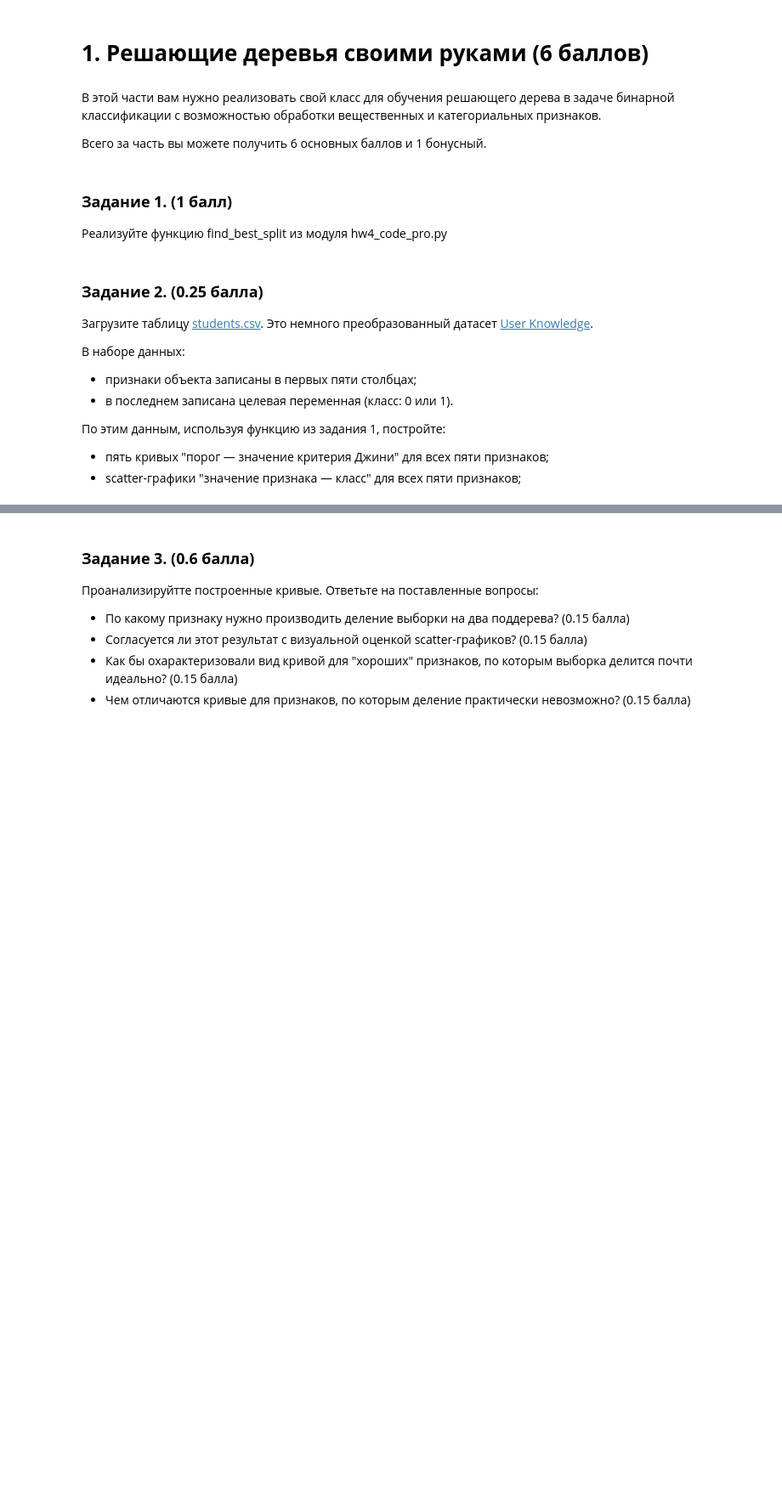
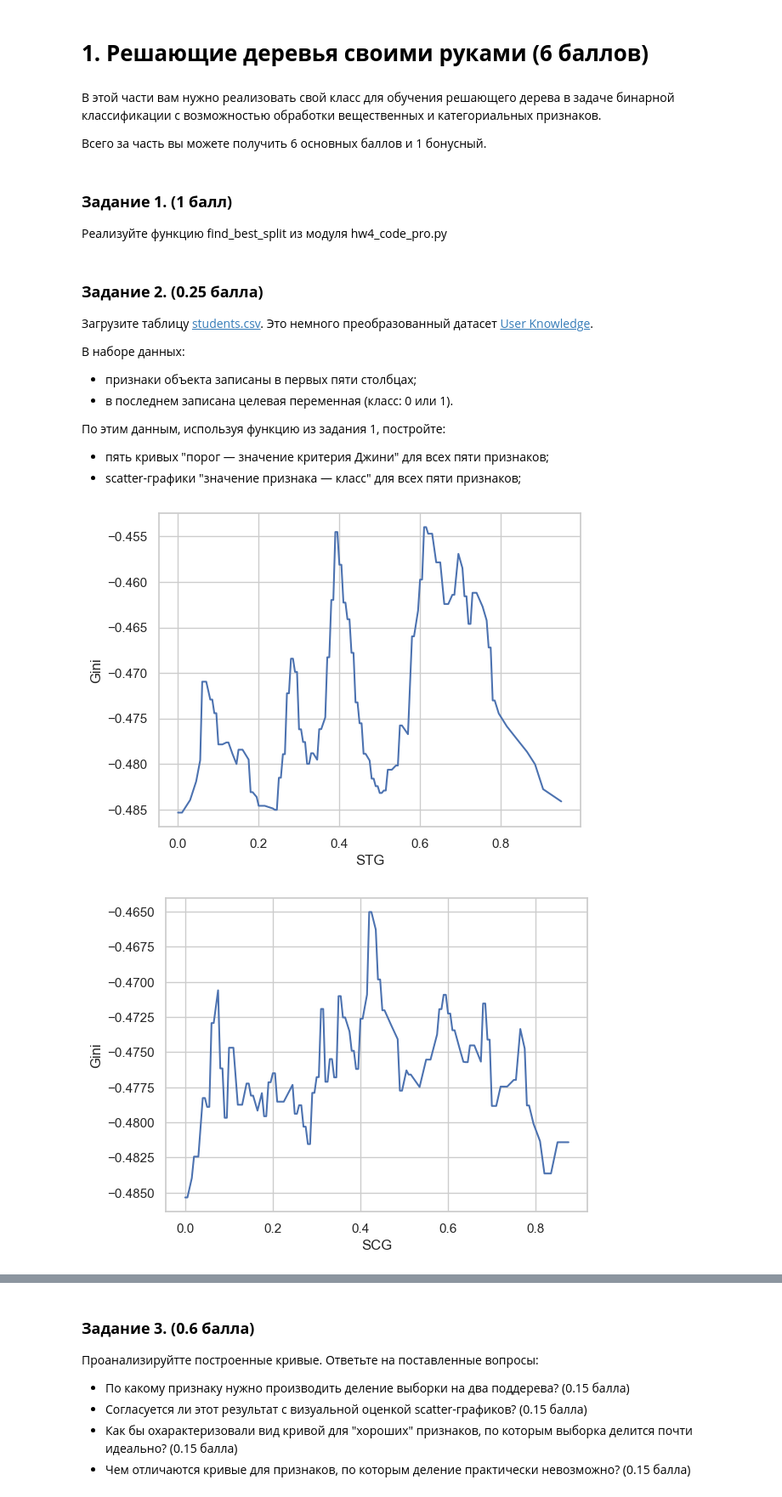
Before and after one commit to Keloper/HSE_ml, a Jupyter notebook: 04/AI_HW4_woodenML_pro_2026.ipynb, the cells around one changed output, grey strips where cells are left out. Shown at 85% size. Drawn from its saved outputs; the diff is of its cells as text; code cells hidden in the pictures; blank space fills up the shorter version.

```diff
--- a/04/AI_HW4_woodenML_pro_2026.ipynb
+++ b/04/AI_HW4_woodenML_pro_2026.ipynb
@@ -145,6 +127,7 @@ def find_best_split(feature_vector, target_vector):
     """
 
     dict_results = {}   # Храним результаты
+     # Храним отдельно значения ginis
 
 
     #Функция для расчета критерия gini
@@ -156,7 +139,6 @@ def find_best_split(feature_vector, target_vector):
         size_full = size_left + size_right
 
         if size_left == 0 or size_right == 0:
-            print('Пустое поддерево')
             return np.inf
 
         #Расчет H(left_split) для левого поддерева
@@ -178,15 +160,15 @@ def find_best_split(feature_vector, target_vector):
         H_right = 1 - p1**2 - p0**2
 
 
-        return - size_left/size_full*H_left - size_right/size_full*H_right
+        return - size_left/size_full * H_left - size_right/size_full * H_right
 
 
     #Расчет трешхолдов
     feature_vector_sort = sorted(feature_vector)
     thresholds = np.lib.stride_tricks.sliding_window_view(feature_vector_sort, 2).mean(axis=1) # Через скользящее
+    ginis = []
 
 
-    dict_results = {}
     for thresh in thresholds:
         mask_left = feature_vector <= thresh
         mask_right = feature_vector > thresh
@@ -217,7 +199,7 @@ def find_best_split(feature_vector, target_vector):
 # %%
 def plot_line(ginis: np.array, threshholds: np.array, name: str):
     sns.lineplot(x=threshholds, y=ginis)
-    plt.label(name)
-
+    plt.xlabel(name)
+    plt.ylabel("Gini")
 
     return None
@@ -223,0 +234,10 @@ def plot_line(ginis: np.array, threshholds: np.array, name: str):
+# %%
+df = pd.read_csv('students.csv')
+# %%
+for feature in df.columns[:5]:
+    thresholds, ginis, threshold_best, gini_best = find_best_split(feature_vector=df[feature], target_vector=df['UNS'])
+    plot_line(ginis=ginis, threshholds=thresholds, name=feature)
+    plt.show()
+# %% [output]
+[figure, added]
+[figure, added]
```
Also changed, not shown: parts of 7 cells of this notebook.
